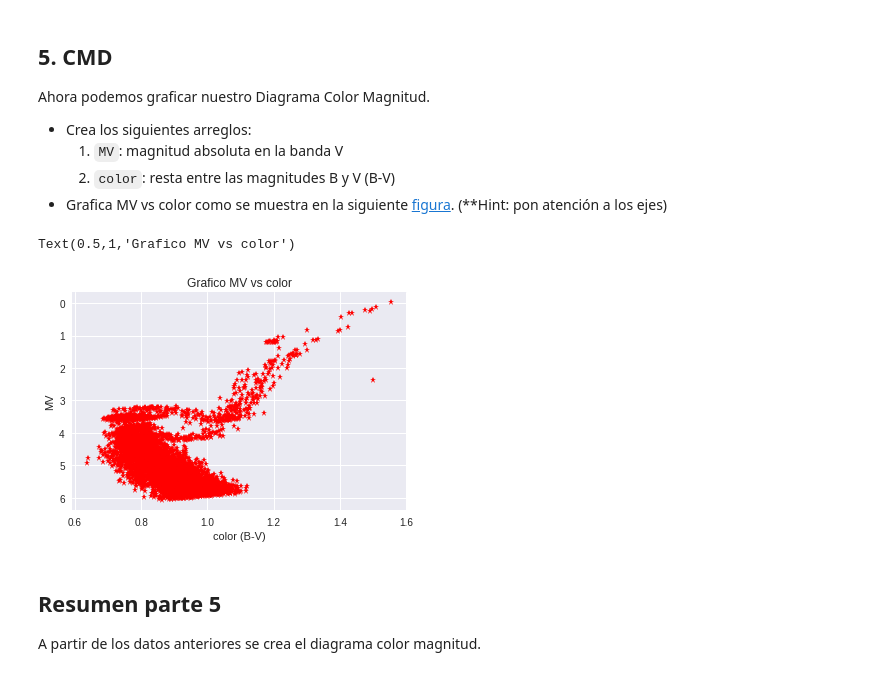
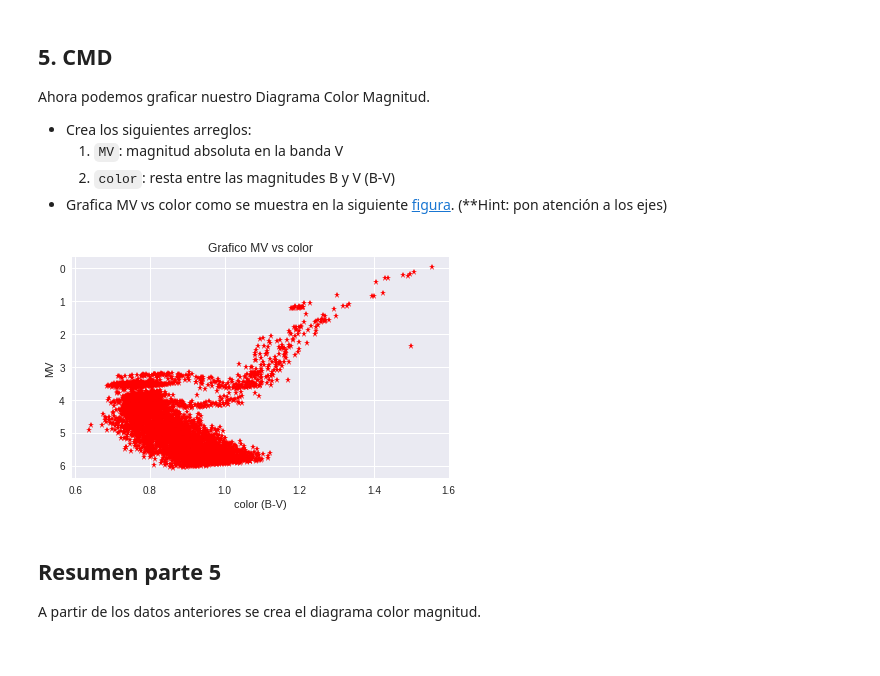
Before and after one commit to JoseJD7/minitarea2, a Jupyter notebook: minitarea2.ipynb, the cells around one changed output. Drawn from its saved outputs; the diff is of its cells as text; code cells hidden in the pictures.

```diff
--- a/minitarea2.ipynb
+++ b/minitarea2.ipynb
@@ -162,17 +162,17 @@ Ahora podemos graficar nuestro Diagrama Color Magnitud.
 # %%
 #Crear arrays MV y color
 MV = mag_abs(mag_ap,dist) #arreglo de la mag abs en V
 color = datos_filtrados[:,0]-mag_ap #arreglo de los datos filtrados de la diferencia entre B y V
 
 #plot cmd
 plt.plot(color, MV,'*',color = 'red') #gráfico
 plt.gca().invert_yaxis() #invertir el orden del eje y
 plt.ylabel('MV') #eje y
 plt.xlabel('color (B-V)') #eje x
 plt.title('Grafico MV vs color') #titulo
+plt.tight_layout()
 # %% [output]
-Text(0.5,1,'Grafico MV vs color')
-[figure, old version]
+[figure, new version]
 # %% [markdown]
 ## Resumen parte 5
 A partir de los datos anteriores se crea el diagrama color magnitud.
```
Also changed, not shown: parts of 2 cells of this notebook.
